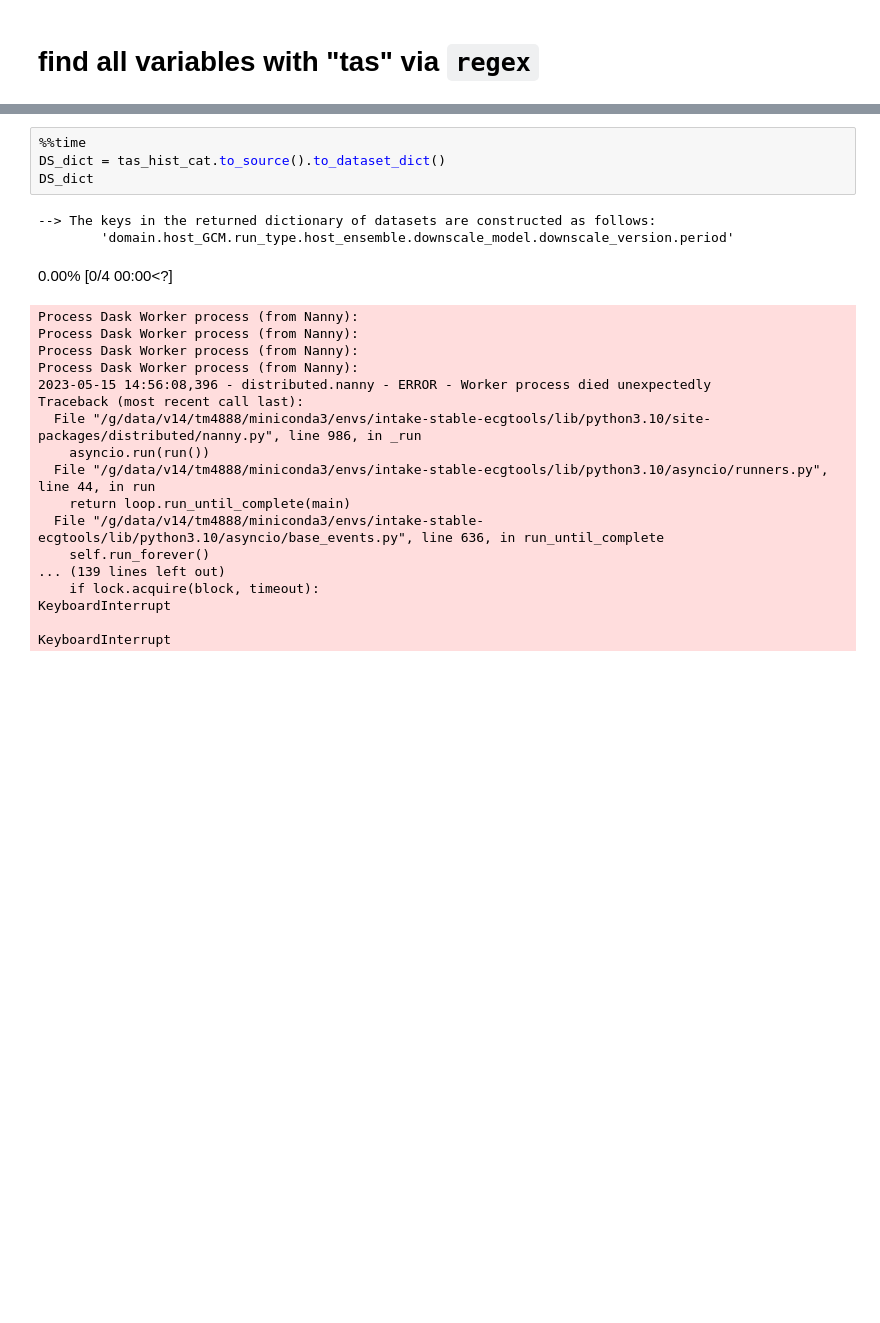
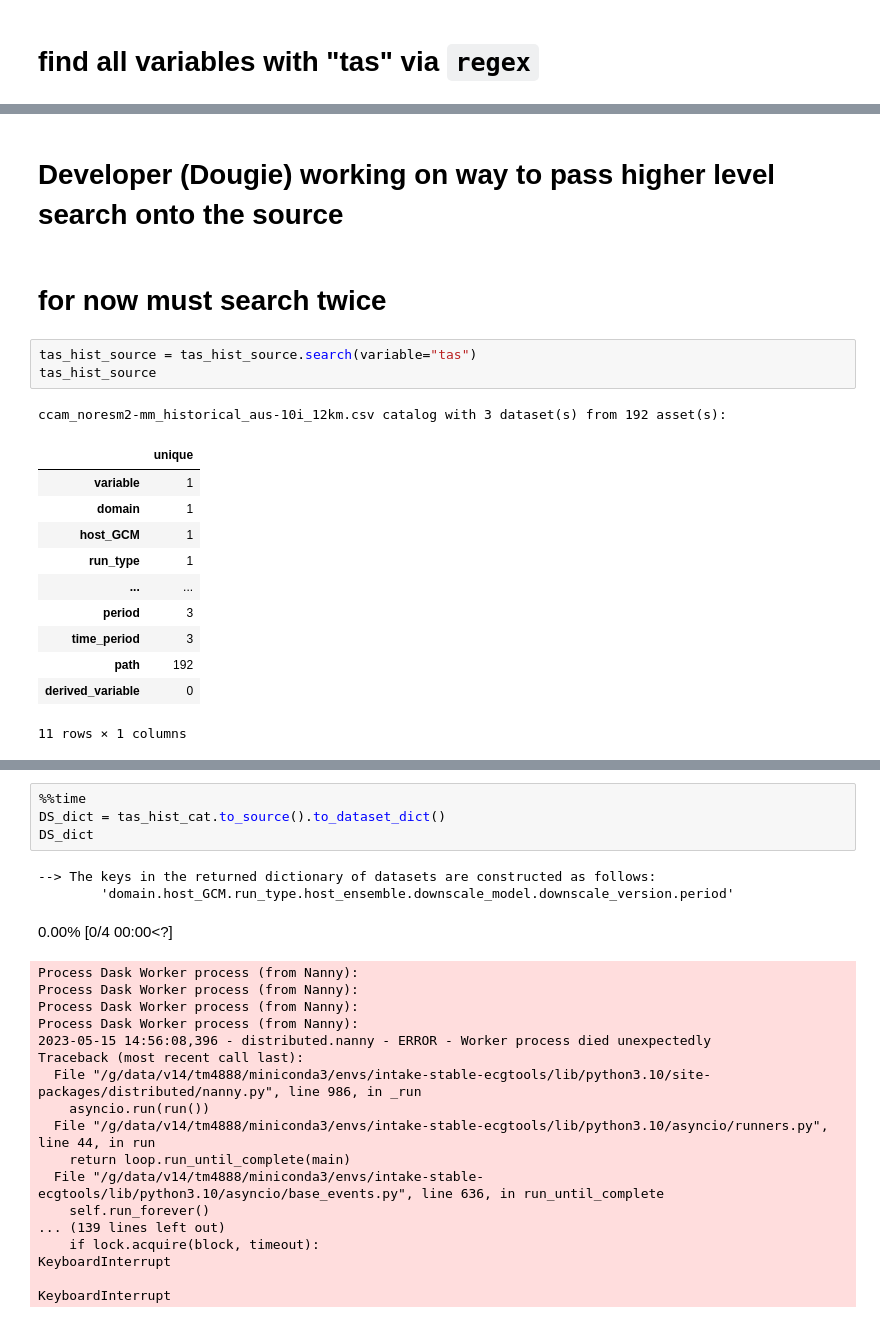
Before and after one commit to AusClimateService/data-catalogue, a Jupyter notebook: notebooks/make-ACS-dataframe-cat.ipynb, the cells around one changed output, grey strips where cells are left out. Drawn from its saved outputs; the diff is of its cells as text; blank space fills up the shorter version.

```diff
--- a/notebooks/make-ACS-dataframe-cat.ipynb
+++ b/notebooks/make-ACS-dataframe-cat.ipynb
@@ -176,3 +188,23 @@ ccam_noresm2-mm_historical_aus-10i_12km.csv catalog with 4 dataset(s) from 32960
 | path | 32960 |
 | derived_variable | 0 |
 11 rows × 1 columns
+# %% [markdown]
+# Developer (Dougie) working on way to pass higher level search onto the source
+# %% [markdown]
+# for now must search twice
+# %%
+tas_hist_source = tas_hist_source.search(variable="tas")
+tas_hist_source
+# %% [output]
+ccam_noresm2-mm_historical_aus-10i_12km.csv catalog with 3 dataset(s) from 192 asset(s):
+|  | unique |
+| variable | 1 |
+| domain | 1 |
+| host_GCM | 1 |
+| run_type | 1 |
+| ... | ... |
+| period | 3 |
+| time_period | 3 |
+| path | 192 |
+| derived_variable | 0 |
+11 rows × 1 columns
```
Also changed, not shown: parts of 19 cells of this notebook, 1 other file.
